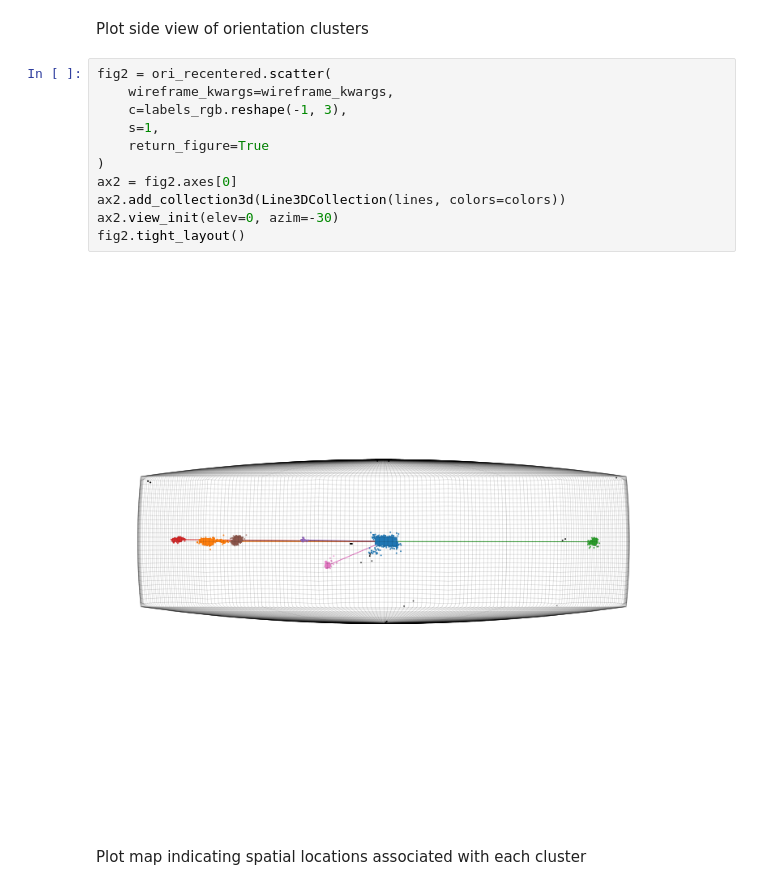
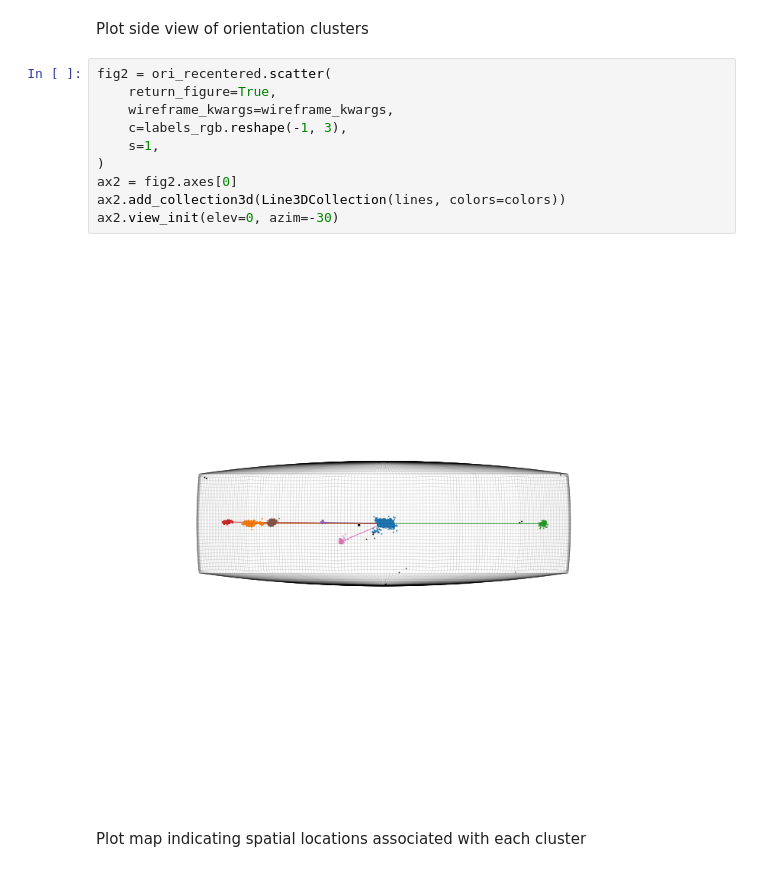
Before and after one commit to pyxem/orix, a Jupyter notebook: doc/clustering_orientations.ipynb, the cells around one changed output. Drawn from its saved outputs; the diff is of its cells as text.

Commit message:
Update clustering notebooks to use Orientation.scatter()
Signed-off-by: Håkon Wiik Ånes <hwaanes@gmail.com>

```diff
--- a/doc/clustering_orientations.ipynb
+++ b/doc/clustering_orientations.ipynb
@@ -201,17 +198,16 @@ fig.tight_layout()
 Plot side view of orientation clusters
 # %%
 fig2 = ori_recentered.scatter(
+    return_figure=True,
     wireframe_kwargs=wireframe_kwargs,
     c=labels_rgb.reshape(-1, 3),
     s=1,
-    return_figure=True
 )
 ax2 = fig2.axes[0]
 ax2.add_collection3d(Line3DCollection(lines, colors=colors))
 ax2.view_init(elev=0, azim=-30)
-fig2.tight_layout()
 # %% [output]
-[figure, old version]
+[figure, new version]
 # %% [markdown]
 Plot map indicating spatial locations associated with each cluster
 # %%
```
Also changed, not shown: parts of 3 cells of this notebook, 1 other file.
